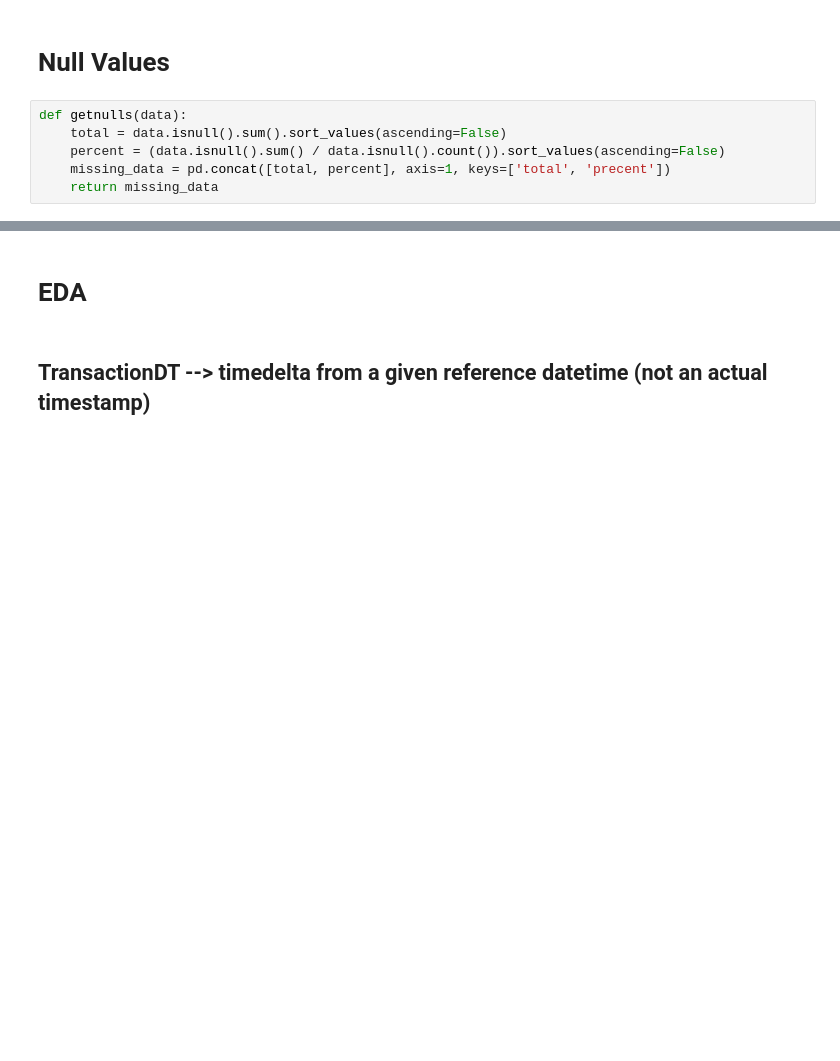
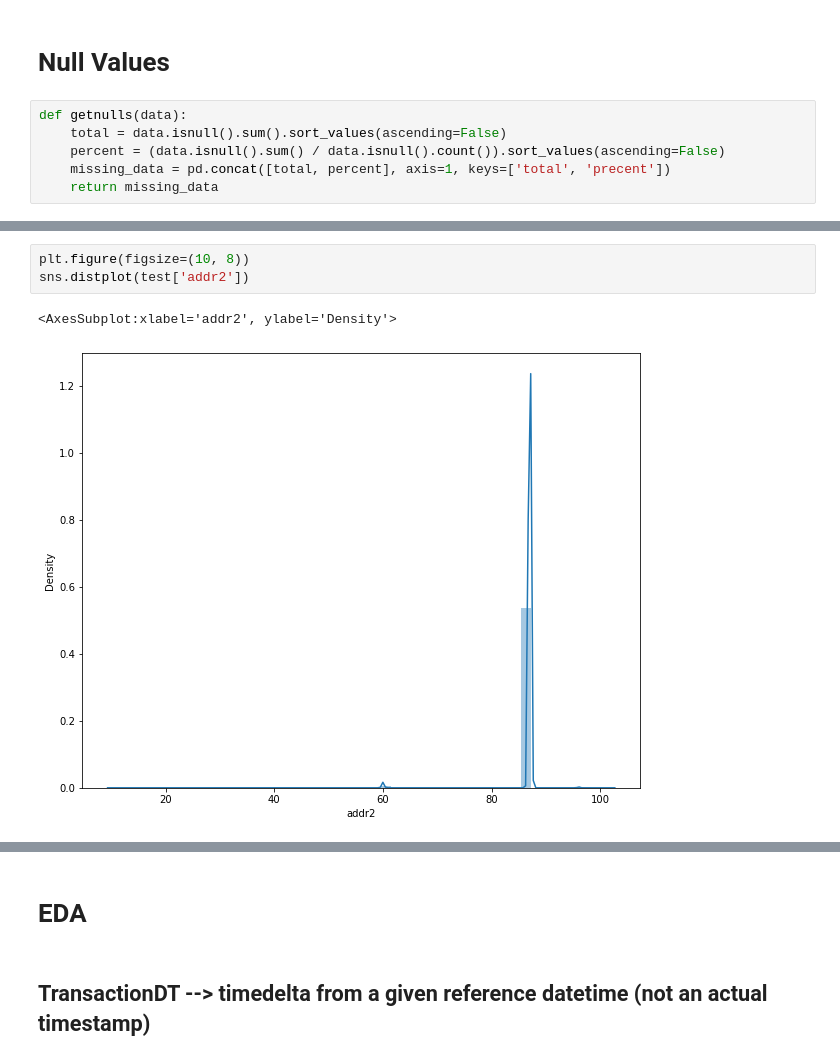
Before and after one commit to KickItLikeShika/cracking-kaggle-competitions, a Jupyter notebook: IEEE-CIS Fraud Detection/NewIEEE.ipynb, the cells around one changed output, grey strips where cells are left out. Drawn from its saved outputs; the diff is of its cells as text; blank space fills up the shorter version.

```diff
--- a/IEEE-CIS Fraud Detection/NewIEEE.ipynb
+++ b/IEEE-CIS Fraud Detection/NewIEEE.ipynb
@@ -247,0 +395,6 @@ NameError: name 'train' is not defined
+# %%
+plt.figure(figsize=(10, 8))
+sns.distplot(test['addr2'])
+# %% [output]
+<AxesSubplot:xlabel='addr2', ylabel='Density'>
+[figure, added]
```
Also changed, not shown: parts of 70 cells of this notebook.
